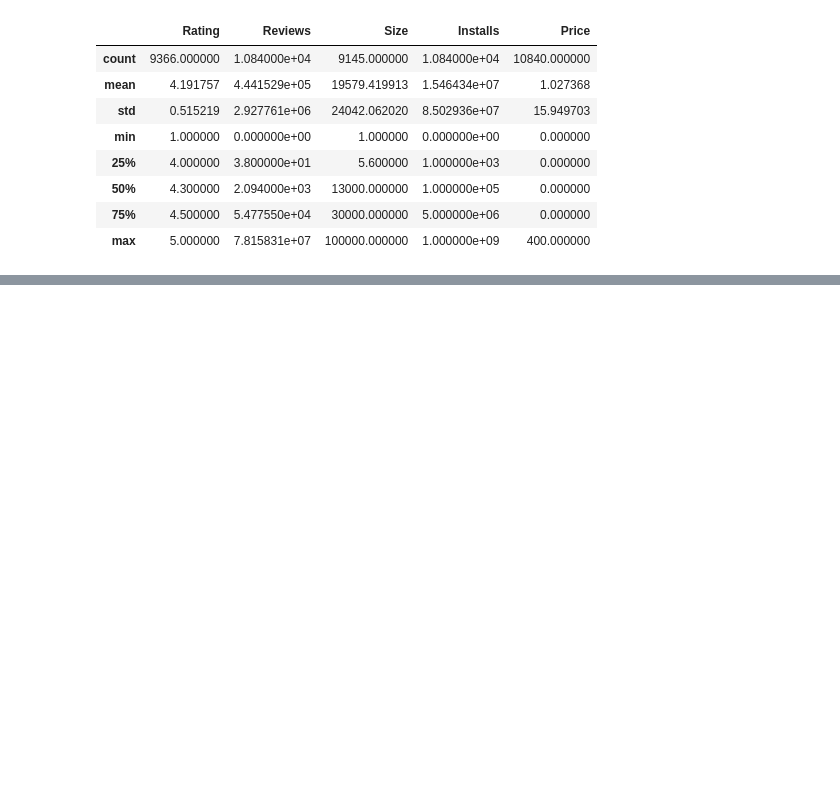
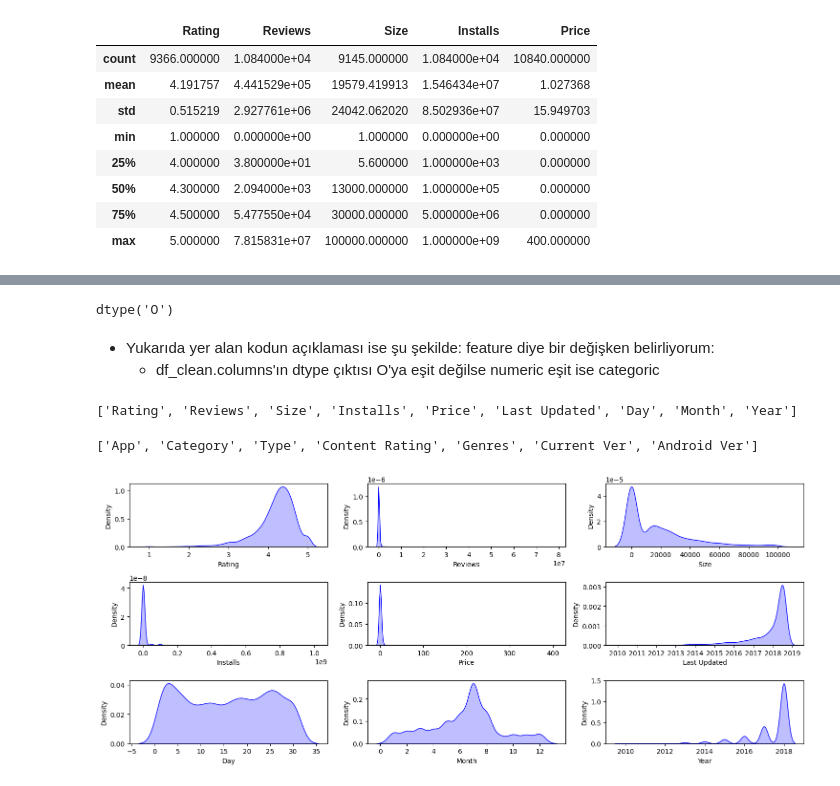
Before and after one commit to fatihsavaskurt/Python-WB, a Jupyter notebook: Google Play Store Apps EDA.ipynb, the cells around one changed output, grey strips where cells are left out. Cells and saved outputs as stored; diff of their text form; code cells hidden in the pictures; blank space fills up the shorter version.

```diff
--- a/Google Play Store Apps EDA.ipynb
+++ b/Google Play Store Apps EDA.ipynb
@@ -205,5 +336 @@ array(['159', '967', '87510', ..., '603', '1195', '398307'], dtype=object)
-# %%
-df_clean["Reviews"] = 4
-# %%
-df_clean["Reviews"] = df["Reviews"]
 # %%
@@ -229,5 +338,3 @@ df_clean[~df["Reviews"].str.isnumeric()]
-# %%
-df_clean = df_clean.drop(df_clean.index[10472])
 # %%
 df_clean.info()
 # %% [output]
@@ -340,0 +455,29 @@ df_clean = df_clean.drop_duplicates(subset = ['App'], keep = 'first')
+# %%
+df_clean['App'].dtype ## kategorik kolonların dtype'ı O geliyor.
+# %% [output]
+dtype('O')
+# %%
+numeric_features = [feature for feature in df_clean.columns if df_clean[feature].dtype != 'O']
+categorical_features = [feature for feature in df_clean.columns if df_clean[feature].dtype == 'O']
+# %% [markdown]
+- Yukarıda yer alan kodun açıklaması ise şu şekilde: feature diye bir değişken belirliyorum:
+    - df_clean.columns'ın dtype çıktısı O'ya eşit değilse numeric eşit ise categoric
+# %%
+print(numeric_features)
+# %% [output]
+['Rating', 'Reviews', 'Size', 'Installs', 'Price', 'Last Updated', 'Day', 'Month', 'Year']
+# %%
+print(categorical_features)
+# %% [output]
+['App', 'Category', 'Type', 'Content Rating', 'Genres', 'Current Ver', 'Android Ver']
+# %%
+plt.figure(figsize = (15,10))
+
+for i in range(0, len(numeric_features)):
+    plt.subplot(5, 3, i+1)
+    sns.kdeplot(x = df_clean[numeric_features[i]], color = 'b', fill = True)
+    plt.xlabel(numeric_features[i])
+plt.tight_layout()
+plt.show()
+# %% [output]
+[figure, added]
```
Also changed, not shown: parts of 67 cells of this notebook.
